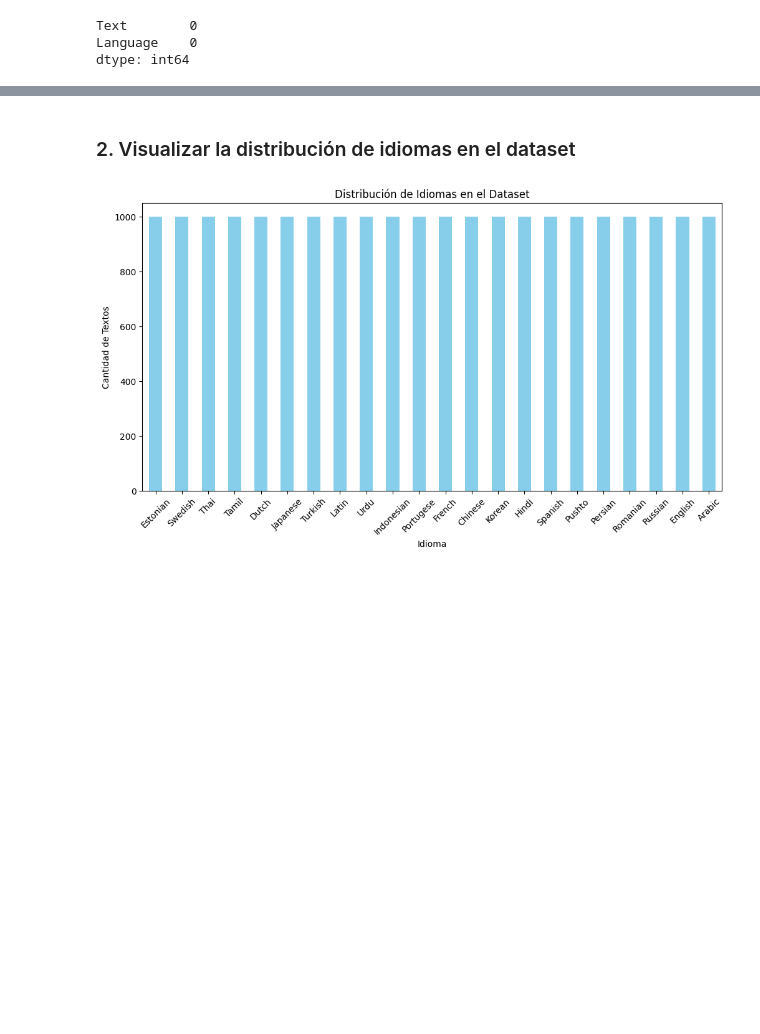
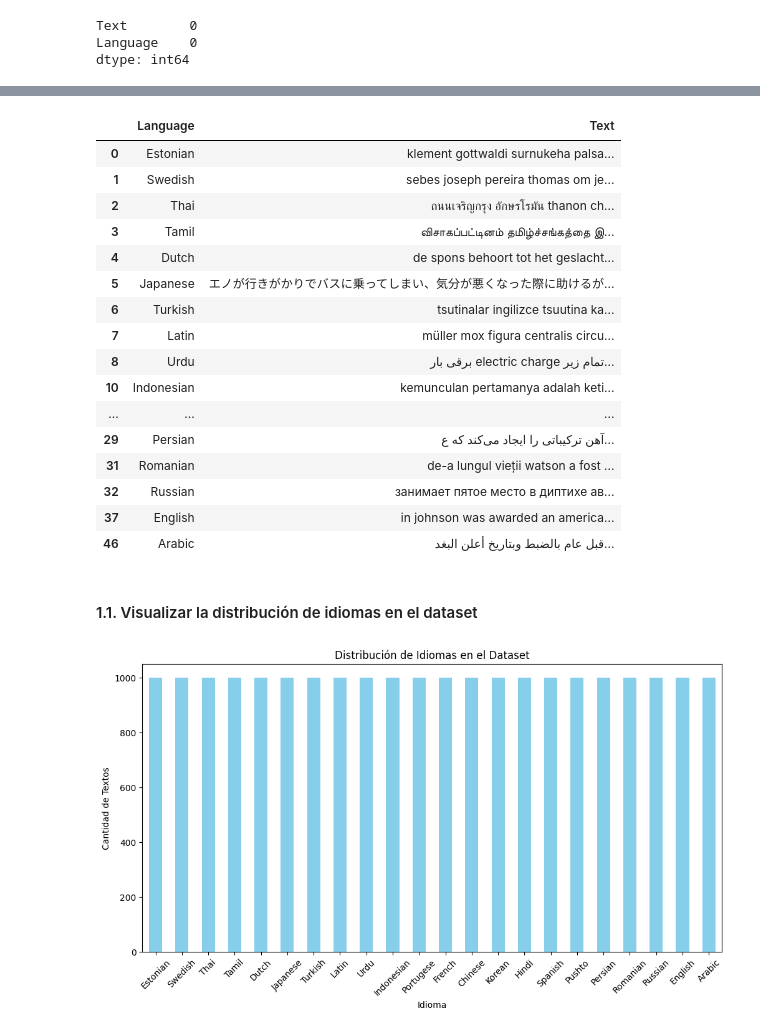
Before and after one commit to bautifrigole/ia2-language-detection, a Jupyter notebook: language_detection.ipynb, the cells around one changed output, grey strips where cells are left out. Saved outputs shown, nothing was run; the diff lists cells and outputs as text; code cells hidden in the pictures; blank space fills up the shorter version.

```diff
--- a/language_detection.ipynb
+++ b/language_detection.ipynb
@@ -79,5 +229,34 @@ dtype: int64
+# %%
+import re
+
+def clean_text(text):
+    text = text.lower()
+    text = re.sub(r'[.,\t\n\r0-9]', '', text)
+    return text
+
+df['Text'] = df['Text'].apply(clean_text)
+examples = df.groupby('Language').head(1)[['Language', 'Text']]
+examples
+# %% [output]
+|  | Language | Text |
+| 0 | Estonian | klement gottwaldi surnukeha palsa... |
+| 1 | Swedish | sebes joseph pereira thomas om je... |
+| 2 | Thai | ถนนเจริญกรุง อักษรโรมัน thanon ch... |
+| 3 | Tamil | விசாகப்பட்டினம் தமிழ்ச்சங்கத்தை இ... |
+| 4 | Dutch | de spons behoort tot het geslacht... |
+| 5 | Japanese | エノが行きがかりでバスに乗ってしまい、気分が悪くなった際に助けるが... |
+| 6 | Turkish | tsutinalar i̇ngilizce tsuutina ka... |
+| 7 | Latin | müller mox figura centralis circu... |
+| 8 | Urdu | برقی بار electric charge تمام زیر... |
+| 10 | Indonesian | kemunculan pertamanya adalah keti... |
+| ... | ... | ... |
+| 29 | Persian | آهن ترکیباتی را ایجاد می‌کند که ع... |
+| 31 | Romanian | de-a lungul vieții watson a fost ... |
+| 32 | Russian | занимает пятое место в диптихе ав... |
+| 37 | English | in johnson was awarded an america... |
+| 46 | Arabic | قبل عام بالضبط وبتاريخ أعلن البغد... |
 # %% [markdown]
-### 2. Visualizar la distribución de idiomas en el dataset
+#### 1.1. Visualizar la distribución de idiomas en el dataset
 # %%
 language_counts = df['Language'].value_counts()
 
```
Also changed, not shown: parts of 25 cells of this notebook, 9 other files.
